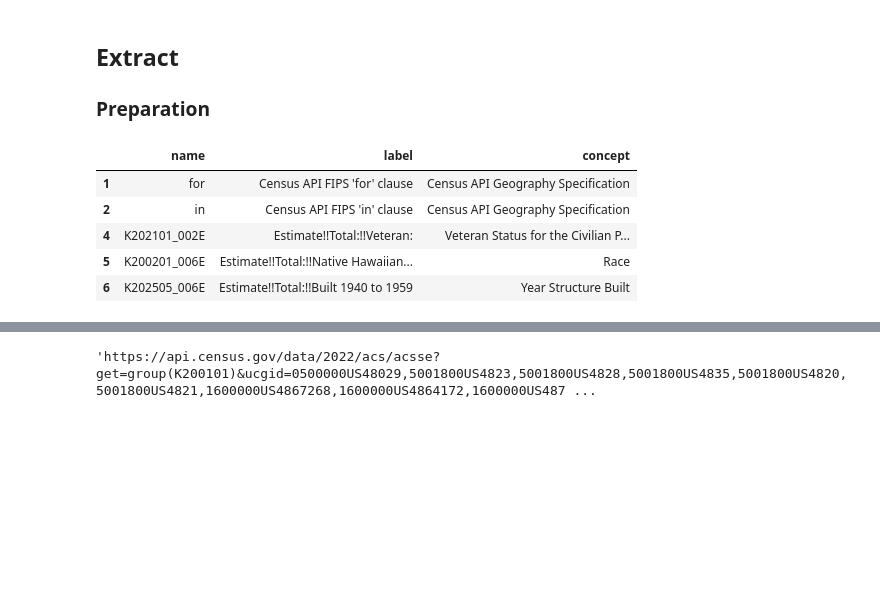
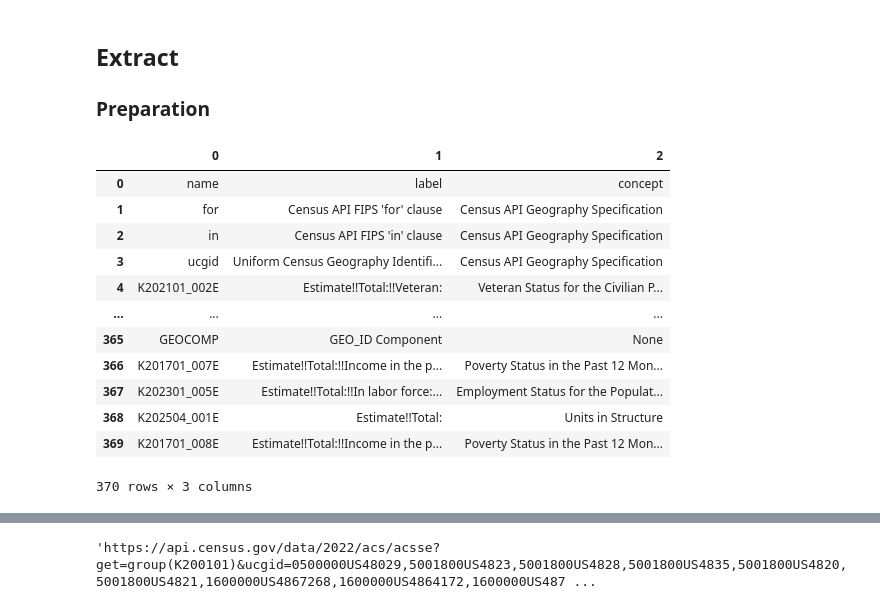
Before and after one commit to hector-torres/DemographicResearch, a Jupyter notebook: ETL_notebooks/census_bureau__acs__ETL.ipynb, the cells around one changed output, grey strips where cells are left out. Cells and saved outputs as stored; diff of their text form; code cells hidden in the pictures; blank space fills up the shorter version.

```diff
--- a/ETL_notebooks/census_bureau__acs__ETL.ipynb
+++ b/ETL_notebooks/census_bureau__acs__ETL.ipynb
@@ -65,26 +67,37 @@ import sqlalchemy
 
 ### Preparation
 # %%
-# todo: add code to extract group ID from `name` (e.g., K202101) and `concept` to form `tables` dictionary
 # grabs "crosswalk" table for name-label-concept list available through Census Bureau website that contains names for each individual field in each table, which will be used to programmatically give human-readable names to DataFrame/database columns
 # crosswalk_df = pd.DataFrame()
+headers = {'User-Agent': 'Mozilla/5.0 (Windows NT 6.1; WOW64) AppleWebKit/537.36 (KHTML, like Gecko) Chrome/56.0.2924.76 Safari/537.36'}
 crosswalk_url = f'https://api.census.gov/data/{year}/acs/{survey}/variables/'
 
-crosswalk_response = requests.get(crosswalk_url)
-if crosswalk_response.status_code == 200:
-    crosswalk_df = pd.DataFrame(crosswalk_response.json())
+# local CSV versions of variable data
+crosswalk_dir = f'../data/datasets/census_bureau/'
+crosswalk_csv = f'{survey}_crosswalk.csv'
 
-# convert first row into column headers, then deletes the row
-crosswalk_df.columns = crosswalk_df.iloc[0]
-crosswalk_df = crosswalk_df[1:]
-# removes `ucgid` row, since this DataFrame is used as source to convert primary DataFrame column dtypes from objects to ints, and converting this column to int will fail
-crosswalk_df.drop([3], inplace=True)
-
-crosswalk_df.head()
+try:
+    crosswalk_response = requests.get(crosswalk_url, headers=headers)
+    if crosswalk_response.status_code == 200:
+        crosswalk_df = pd.DataFrame(crosswalk_response.json())
+    # saves local copy of DataFrame as .csv file in case page is unavailable
+    if not os.path.exists(crosswalk_dir):
+        os.makedirs(crosswalk_dir)
+        crosswalk_df.to_csv(crosswalk_dir + crosswalk_csv)
+except:
+    crosswalk_df = pd.DataFrame().from_csv(crosswalk_dir + crosswalk_csv)
+crosswalk_df
 # %% [output]
-|  | name | label | concept |
+|  | 0 | 1 | 2 |
+| 0 | name | label | concept |
 | 1 | for | Census API FIPS 'for' clause | Census API Geography Specification |
 | 2 | in | Census API FIPS 'in' clause | Census API Geography Specification |
+| 3 | ucgid | Uniform Census Geography Identifi... | Census API Geography Specification |
 | 4 | K202101_002E | Estimate!!Total:!!Veteran: | Veteran Status for the Civilian P... |
-| 5 | K200201_006E | Estimate!!Total:!!Native Hawaiian... | Race |
-| 6 | K202505_006E | Estimate!!Total:!!Built 1940 to 1959 | Year Structure Built |
+| ... | ... | ... | ... |
+| 365 | GEOCOMP | GEO_ID Component | None |
+| 366 | K201701_007E | Estimate!!Total:!!Income in the p... | Poverty Status in the Past 12 Mon... |
+| 367 | K202301_005E | Estimate!!Total:!!In labor force:... | Employment Status for the Populat... |
+| 368 | K202504_001E | Estimate!!Total: | Units in Structure |
+| 369 | K201701_008E | Estimate!!Total:!!Income in the p... | Poverty Status in the Past 12 Mon... |
+370 rows × 3 columns
```
Also changed, not shown: parts of 8 cells of this notebook, 1 other file.
